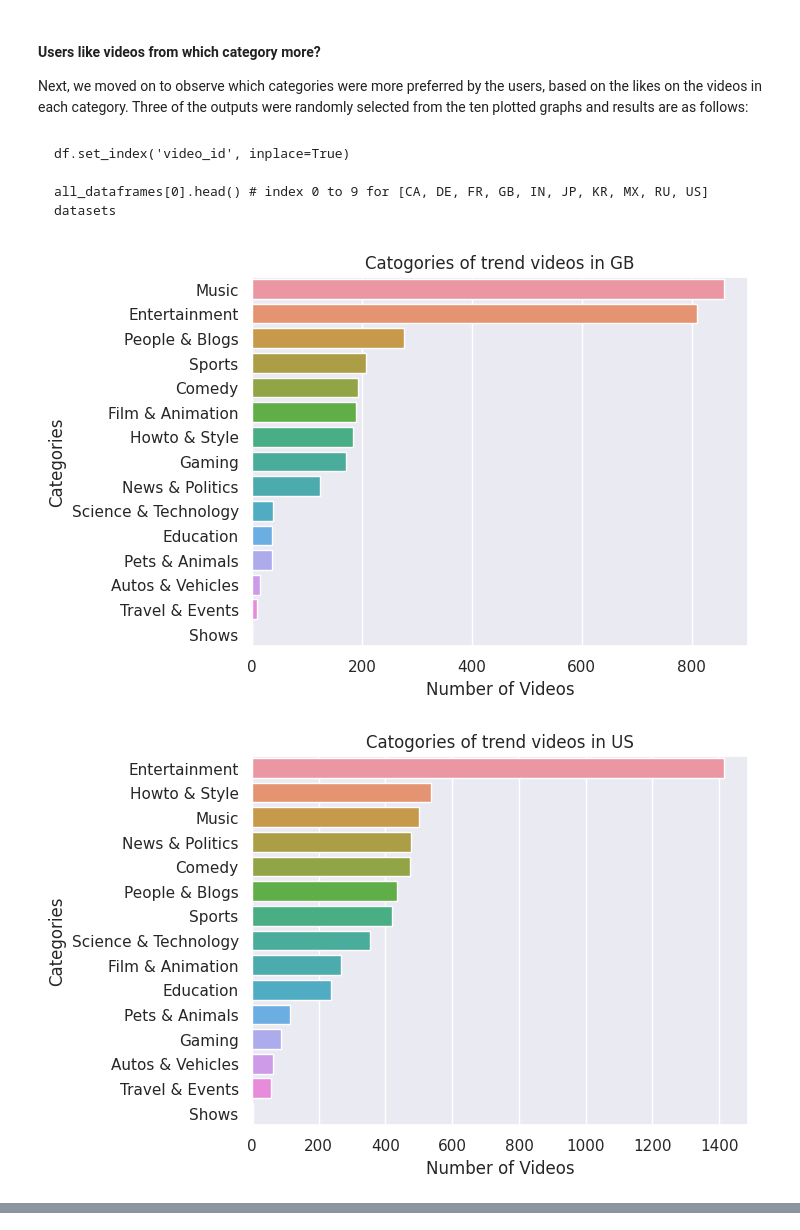
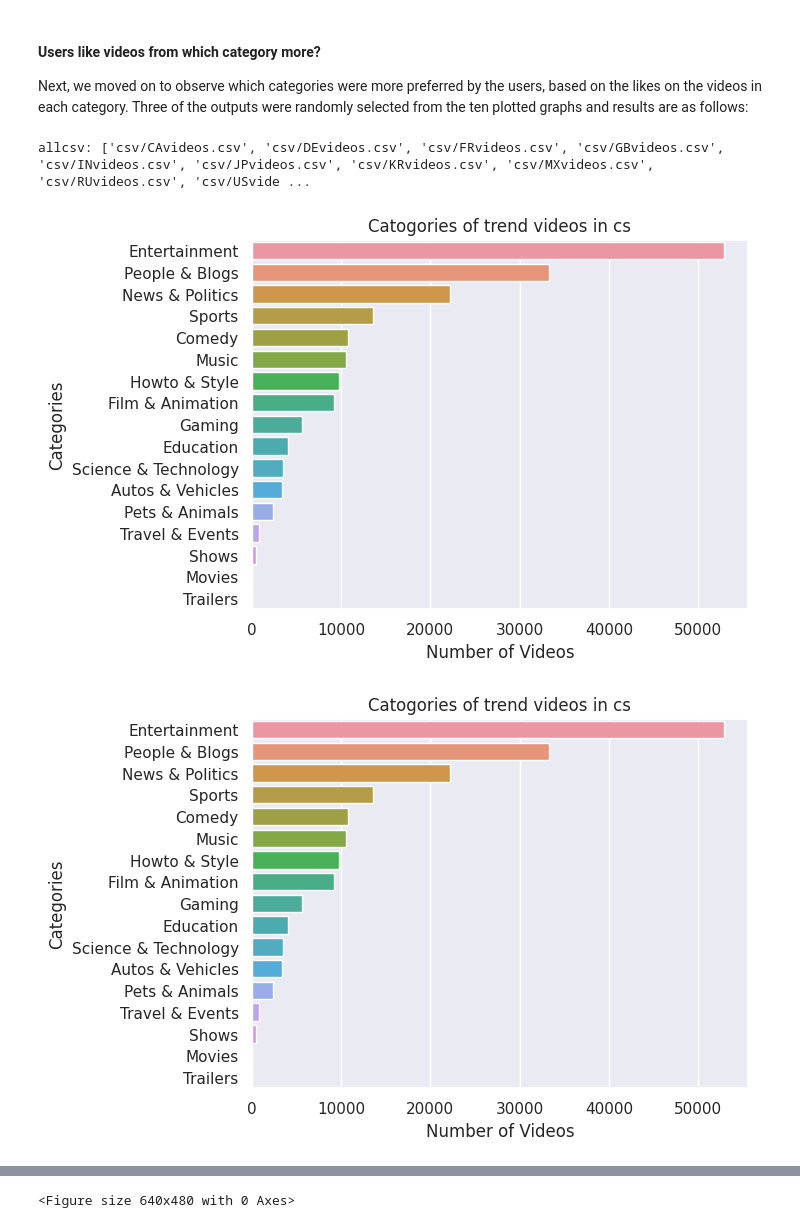
Before and after one commit to heidless-stillwater/data-cleaning, a Jupyter notebook: notebooks/clean-0.ipynb, the cells around one changed output, grey strips where cells are left out. Drawn from its saved outputs; the diff is of its cells as text; code cells hidden in the pictures.

```diff
--- a/notebooks/clean-0.ipynb
+++ b/notebooks/clean-0.ipynb
@@ -259,11 +258,10 @@ json file pulled from file sytem
 
 expore pulling frpm 'cloud storage'
 # %%
-# read file
-with open('GB_category_id.json', 'r') as f:  # reading one randomly selected json files to make sense of its contents
-    data = f.read()
-# parse file
-obj = json.loads(data)
-# printing
-obj
+file_name = f'json/JP_category_id.json'
+blob = bucket.get_blob(file_name)
+if blob is not None and blob.exists(client):
+    data = blob.download_as_string()
+    data1 = data.decode("ISO-8859-1")
+    print(data1)
 # %% [output]
@@ -346,31 +344,39 @@ topics such as News, whose content can lead to a division of opinions among the
 #### Users like videos from which category more?
 Next, we moved on to observe which categories were more preferred by the users, based on the likes on the videos in each category.
 Three of the outputs were randomly selected from the ten plotted graphs and results are as follows:
-# %% [markdown]
-    df.set_index('video_id', inplace=True)
-
-    all_dataframes[0].head() # index 0 to 9 for [CA, DE, FR, GB, IN, JP, KR, MX, RU, US] datasets
 # %%
 # Getting names of all countries
 countries = []
-allcsv = [i for i in glob.glob('*.{}'.format('csv'))]
+#allcsv = [i for i in glob.glob('*.{}'.format('csv'))]
+
+allcsv = []
+my_prefix = 'csv/'
+blobs = client.list_blobs(bucket_or_name=bucket, prefix='csv/')
+for blob in blobs:
+    if(blob.name != my_prefix): # ignoring the subfolder itself
+        file_name = blob.name
+        allcsv.append(file_name)
+
+print(f'allcsv: {allcsv}')
+
 for csv in allcsv:
     c = csv[0:2]
     countries.append(c)
 for country in countries:
     if country == 'US':
         tempdf = combined_df[combined_df['country']==country]['category'].value_counts().reset_index()
         ax = sns.barplot(y=tempdf['category'], x=tempdf['count'], data=tempdf, orient='h')
         plt.xlabel("Number of Videos")
         plt.ylabel("Categories")
         plt.title("Catogories of trend videos in " + country)
     else:
         tempdf = combined_df[combined_df['country']==country]['category'].value_counts().reset_index()
         ax = sns.barplot(y=tempdf['category'], x=tempdf['count'], data=tempdf, orient='h')
         plt.xlabel("Number of Videos")
         plt.ylabel("Categories")
         plt.title("Catogories of trend videos in " + country)
         plt.figure()
 # %% [output]
+allcsv: ['csv/CAvideos.csv', 'csv/DEvideos.csv', 'csv/FRvideos.csv', 'csv/GBvideos.csv', 'csv/INvideos.csv', 'csv/JPvideos.csv', 'csv/KRvideos.csv', 'csv/MXvideos.csv', 'csv/RUvideos.csv', 'csv/USvide ...
-[figure, old version]
+[figure, new version]
-[figure, old version]
+[figure, new version]
@@ -376,0 +391 @@ for country in countries:
+<Figure size 640x480 with 0 Axes>
```
Also changed, not shown: parts of 7 cells of this notebook.
